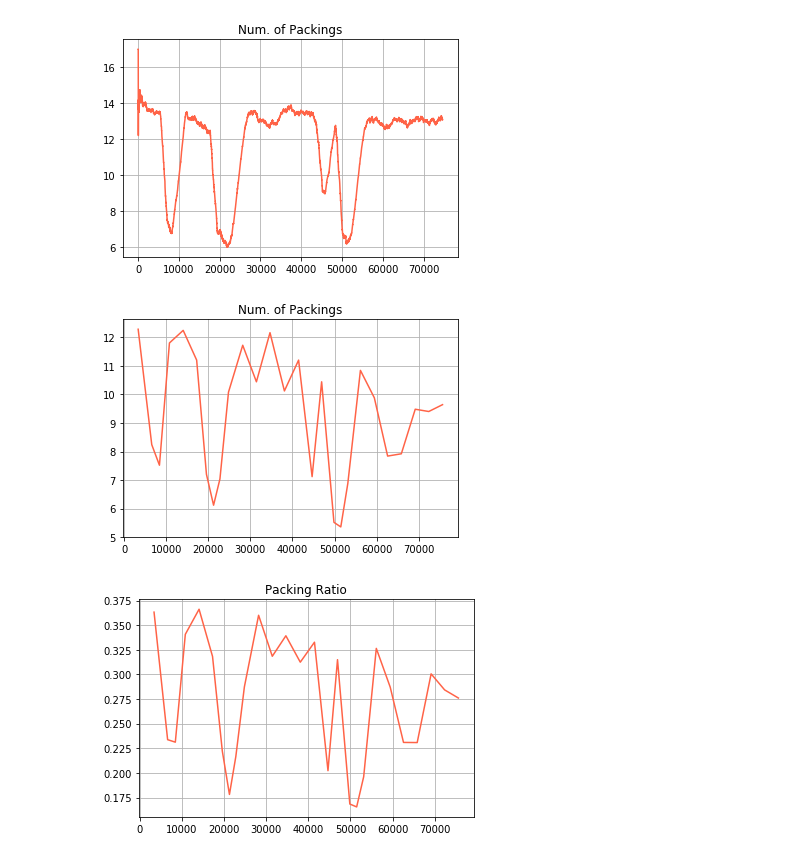
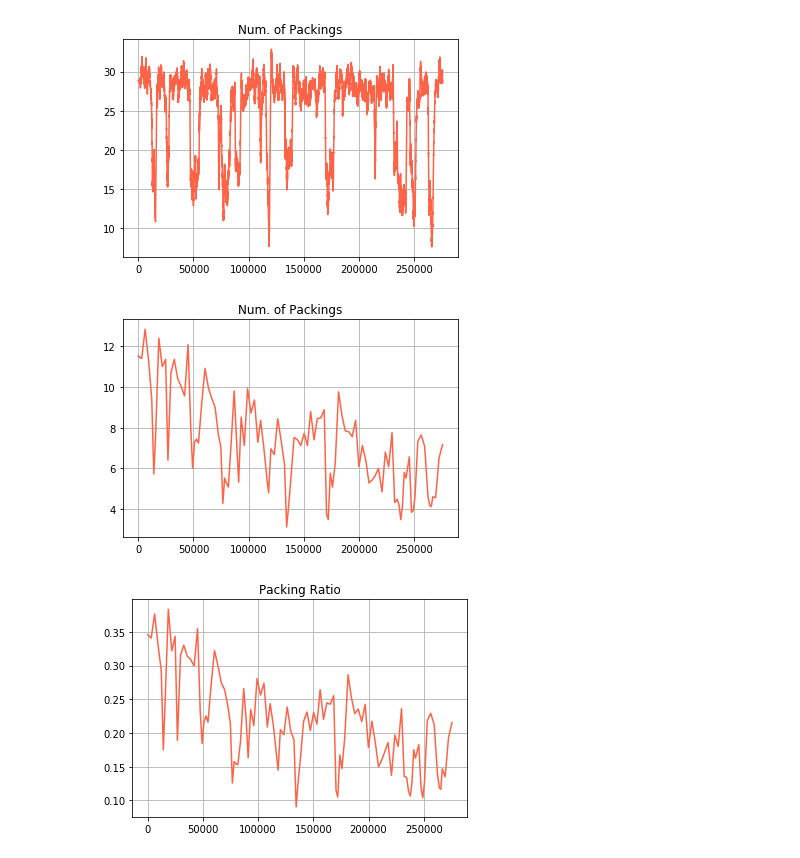
Before and after one commit to hogunkee/PalletLoading_skt, a Jupyter notebook: Results.ipynb, the cells around one changed output. Saved outputs shown, nothing was run; the diff lists cells and outputs as text; code cells hidden in the pictures.

```diff
--- a/Results.ipynb
+++ b/Results.ipynb
@@ -2,11 +2,12 @@
 import matplotlib.pyplot as plt
 import numpy as np
 # %%
-def smoothing(list_, n_smooth=250):
+def smoothing(list_, n_smooth=100):
     smoothed_list_ = []
     for i in range(len(list_)):
         if i < n_smooth:
-            smoothed_list_.append(np.mean(list_[:i+1]))
+            #smoothed_list_.append(np.mean(list_[:i+1]))
+            smoothed_list_.append(np.mean(list_[:n_smooth]))
         else:
             smoothed_list_.append(np.mean(list_[i-n_smooth:i+1]))
     return smoothed_list_
@@ -18,7 +19,7 @@ def plot_graph(x_values, y_values, color_, title_):
     plt.grid(True)
 # %%
 result_dir = "./results/board/"
-model_list = ["FCDQN_1120_1313"]
+model_list = ["FCDQN_1120_2313"]
 color_list = ["tomato", "orange"]
 
 plt.figure(figsize=(6,4))
@@ -28,7 +29,7 @@ for model_idx, model_name in enumerate(model_list):
     result_file = result_dir + model_name + ".npy"
     result_ = np.load(result_file, allow_pickle=True)
 
-    testlens_ = result_[2]
+    testlens_ = result_[0]
     testlens_ = smoothing(testlens_)
 
     eplens_ = result_[2]
@@ -36,33 +37,33 @@ for model_idx, model_name in enumerate(model_list):
 
     plot_graph(cumlens_, testlens_, color_list[model_idx], "Num. of Packings")
 
 
 plt.show()
 
 for model_idx, model_name in enumerate(model_list):
     result_file = result_dir + model_name + ".npy"
     result_ = np.load(result_file, allow_pickle=True)
 
     testlens_ = result_[3]
     eplens_ = result_[5]
 
     plot_graph(eplens_, testlens_, color_list[model_idx], "Num. of Packings")
 
 
 plt.show()
 
 for model_idx, model_name in enumerate(model_list):
     result_file = result_dir + model_name + ".npy"
     result_ = np.load(result_file, allow_pickle=True)
 
     testlens_ = result_[4]
     eplens_ = result_[5]
 
     plot_graph(eplens_, testlens_, color_list[model_idx], "Packing Ratio")
 
 
 plt.show()
 # %% [output]
-[figure, old version]
+[figure, new version]
-[figure, old version]
+[figure, new version]
-[figure, old version]
+[figure, new version]
```
Also changed, not shown: parts of 2 cells of this notebook, 7 other files.
